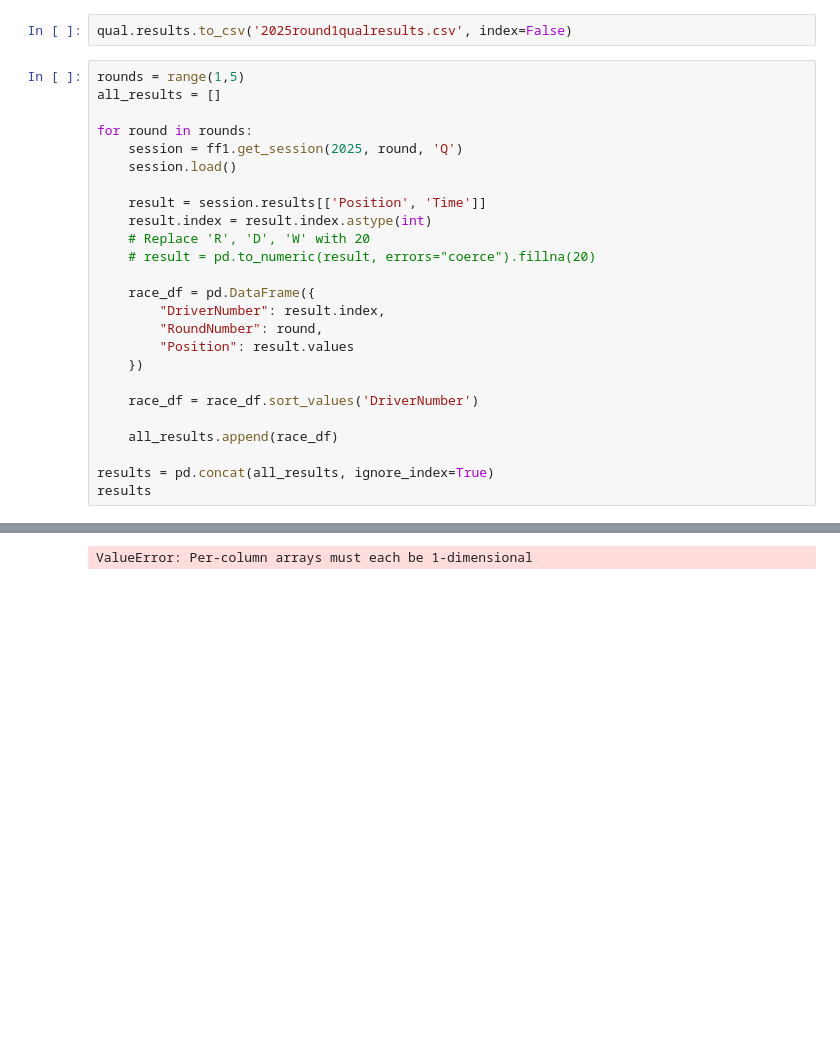
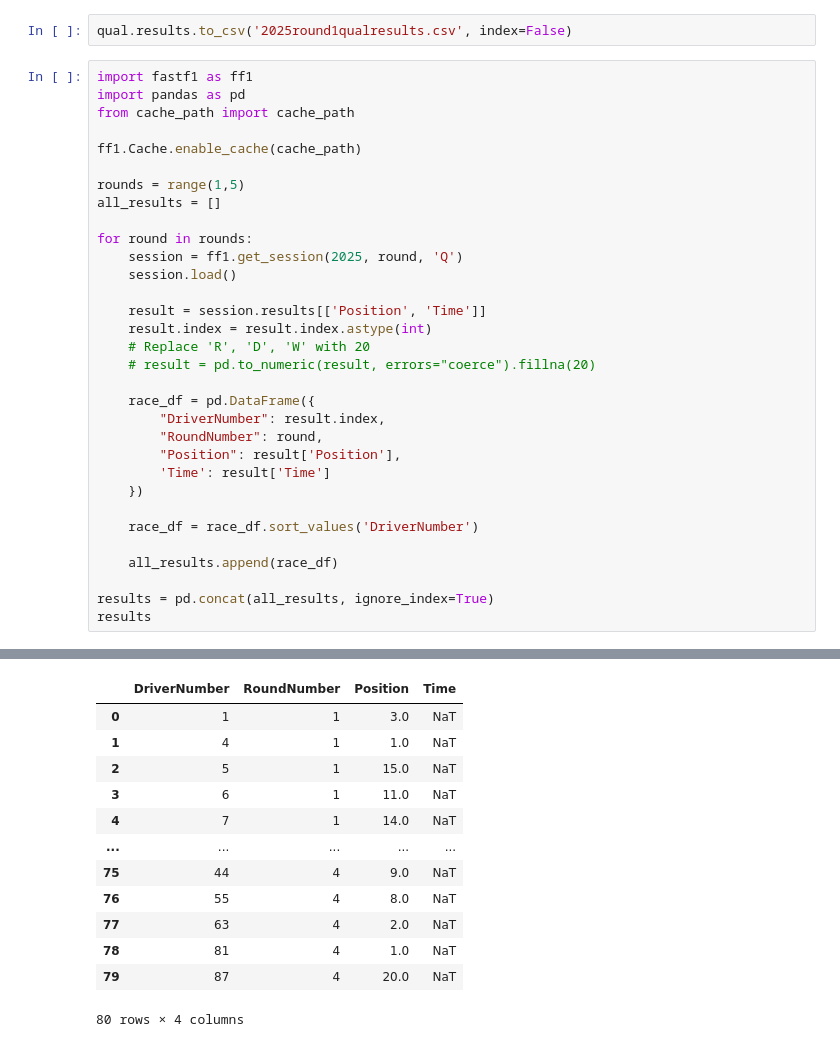
Before and after one commit to jifor/F1-Prediction-Project, a Jupyter notebook: data_testing.ipynb, the cells around one changed output, grey strips where cells are left out. Drawn from its saved outputs; the diff is of its cells as text; blank space fills up the shorter version.

```diff
--- a/data_testing.ipynb
+++ b/data_testing.ipynb
@@ -322,6 +322,12 @@ core           INFO     Finished loading data for 20 drivers: ['4', '81', '1', '
 # %%
 qual.results.to_csv('2025round1qualresults.csv', index=False)
 # %%
+import fastf1 as ff1
+import pandas as pd
+from cache_path import cache_path
+
+ff1.Cache.enable_cache(cache_path)
+
 rounds = range(1,5)
 all_results = []
 
@@ -337,7 +343,8 @@ for round in rounds:
     race_df = pd.DataFrame({
         "DriverNumber": result.index,
         "RoundNumber": round,
-        "Position": result.values
+        "Position": result['Position'],
+        'Time': result['Time']
     })
 
     race_df = race_df.sort_values('DriverNumber')
@@ -364,2 +374,14 @@ core           INFO     Finished loading data for 20 drivers: ['4', '81', '1', '
+|  | DriverNumber | RoundNumber | Position | Time |
+| 0 | 1 | 1 | 3.0 | NaT |
+| 1 | 4 | 1 | 1.0 | NaT |
+| 2 | 5 | 1 | 15.0 | NaT |
+| 3 | 6 | 1 | 11.0 | NaT |
+| 4 | 7 | 1 | 14.0 | NaT |
+| ... | ... | ... | ... | ... |
+| 75 | 44 | 4 | 9.0 | NaT |
+| 76 | 55 | 4 | 8.0 | NaT |
+| 77 | 63 | 4 | 2.0 | NaT |
+| 78 | 81 | 4 | 1.0 | NaT |
+| 79 | 87 | 4 | 20.0 | NaT |
-ValueError: Per-column arrays must each be 1-dimensional
+80 rows × 4 columns
 # %%
```
Also changed, not shown: parts of 6 cells of this notebook, 4 other files.
